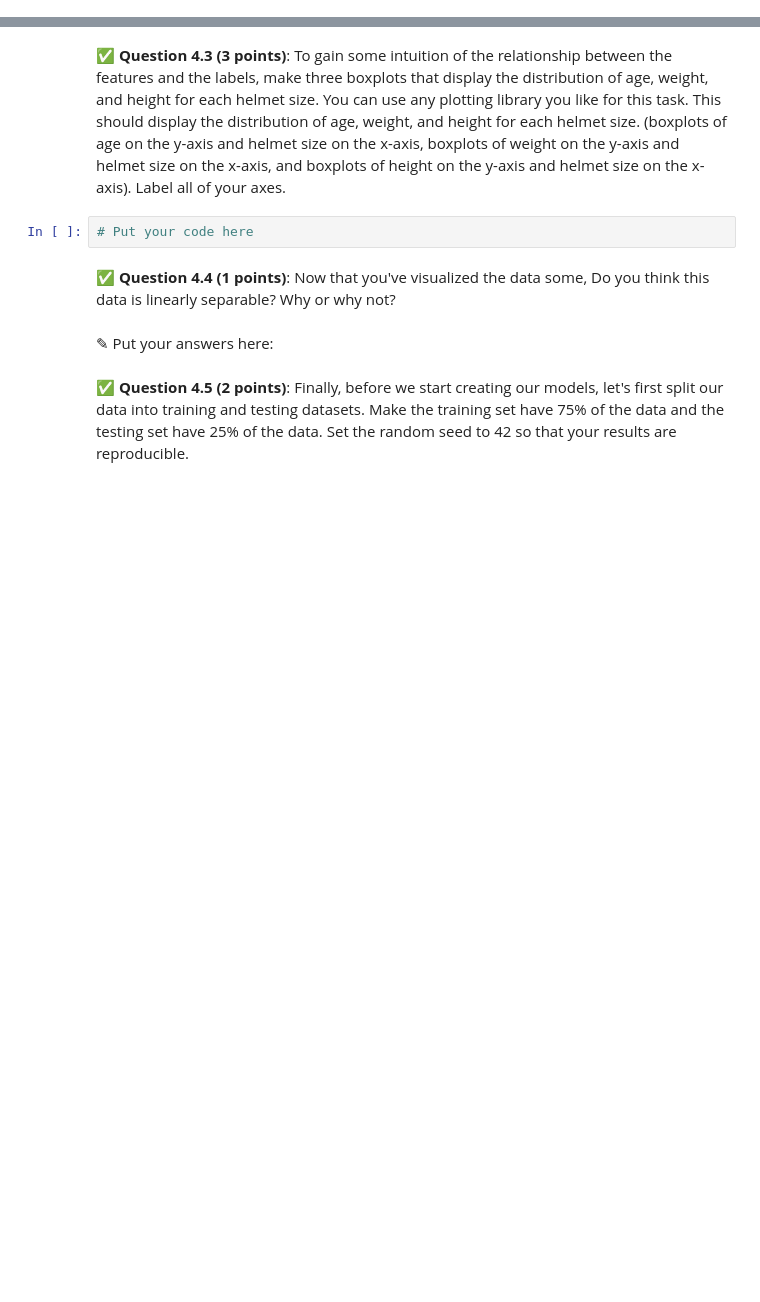
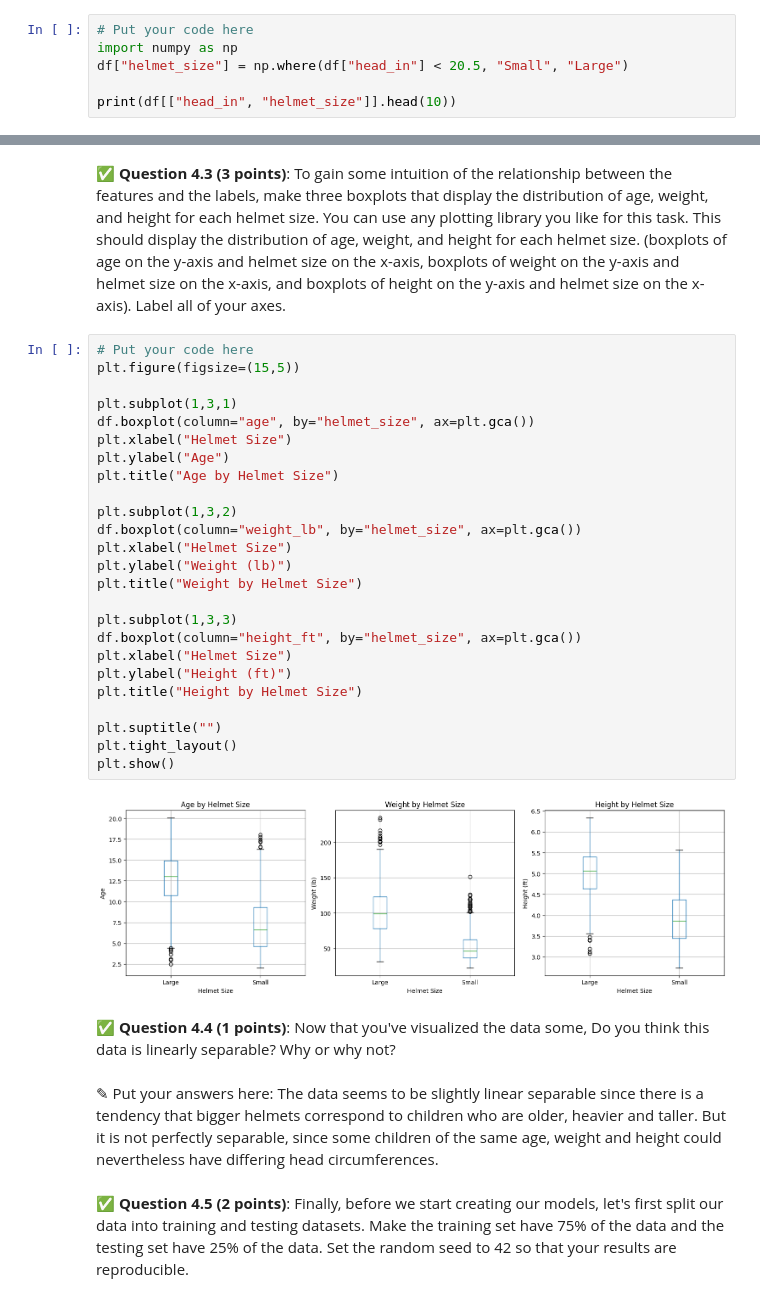
Before and after one commit to btavarezg/CMSE-202, a Jupyter notebook: hw-04/HW-04_RegressionClassification-STUDENT.ipynb, the cells around one changed output, grey strips where cells are left out. Drawn from its saved outputs; the diff is of its cells as text; blank space fills up the shorter version.

```diff
--- a/hw-04/HW-04_RegressionClassification-STUDENT.ipynb
+++ b/hw-04/HW-04_RegressionClassification-STUDENT.ipynb
@@ -254,0 +253,6 @@ We will use classification techniques to determine which children should get the
+# %%
+# Put your code here
+import numpy as np
+df["helmet_size"] = np.where(df["head_in"] < 20.5, "Small", "Large")
+
+print(df[["head_in", "helmet_size"]].head(10))
@@ -261,10 +295,36 @@ We want to prepare our data for the following classification models, with the un
 # %% [markdown]
 &#9989;  **Question 4.3 (3 points)**: To gain some intuition of the relationship between the features and the labels, make three boxplots that display the distribution of age, weight, and height for each helmet size. You can use any plotting library you like for this task.  This should display the distribution of age, weight, and height for each helmet size. (boxplots of age on the y-axis and helmet size on the x-axis, boxplots of weight on the y-axis and helmet size on the x-axis, and boxplots of height on the y-axis and helmet size on the x-axis).  Label all of your axes.
-# %%
-# Put your code here
+# %%
+# Put your code here
+plt.figure(figsize=(15,5))
+
+plt.subplot(1,3,1)
+df.boxplot(column="age", by="helmet_size", ax=plt.gca())
+plt.xlabel("Helmet Size")
+plt.ylabel("Age")
+plt.title("Age by Helmet Size")
+
+plt.subplot(1,3,2)
+df.boxplot(column="weight_lb", by="helmet_size", ax=plt.gca())
+plt.xlabel("Helmet Size")
+plt.ylabel("Weight (lb)")
+plt.title("Weight by Helmet Size")
+
+plt.subplot(1,3,3)
+df.boxplot(column="height_ft", by="helmet_size", ax=plt.gca())
+plt.xlabel("Helmet Size")
+plt.ylabel("Height (ft)")
+plt.title("Height by Helmet Size")
+
+plt.suptitle("")
+plt.tight_layout()
+plt.show()
+# %% [output]
+[figure, added]
 # %% [markdown]
 &#9989;  **Question 4.4 (1 points)**: Now that you've visualized the data some, Do you think this data is linearly separable? Why or why not?
-# %% [markdown]
-<font size=+3>&#9998;</font> Put your answers here:
+# %% [markdown]
+<font size=+3>&#9998;</font> Put your answers here:
+The data seems to be slightly linear separable since there is a tendency that bigger helmets correspond to children who are older, heavier and taller. But it is not perfectly separable, since some children of the same age, weight and height could nevertheless have differing head circumferences.
 # %% [markdown]
 &#9989;  **Question 4.5 (2 points)**: Finally, before we start creating our models, let's first split our data into training and testing datasets. Make the training set have 75\% of the data and the testing set have 25\% of the data. Set the random seed to 42 so that your results are reproducible.
```
Also changed, not shown: parts of 14 cells of this notebook.
